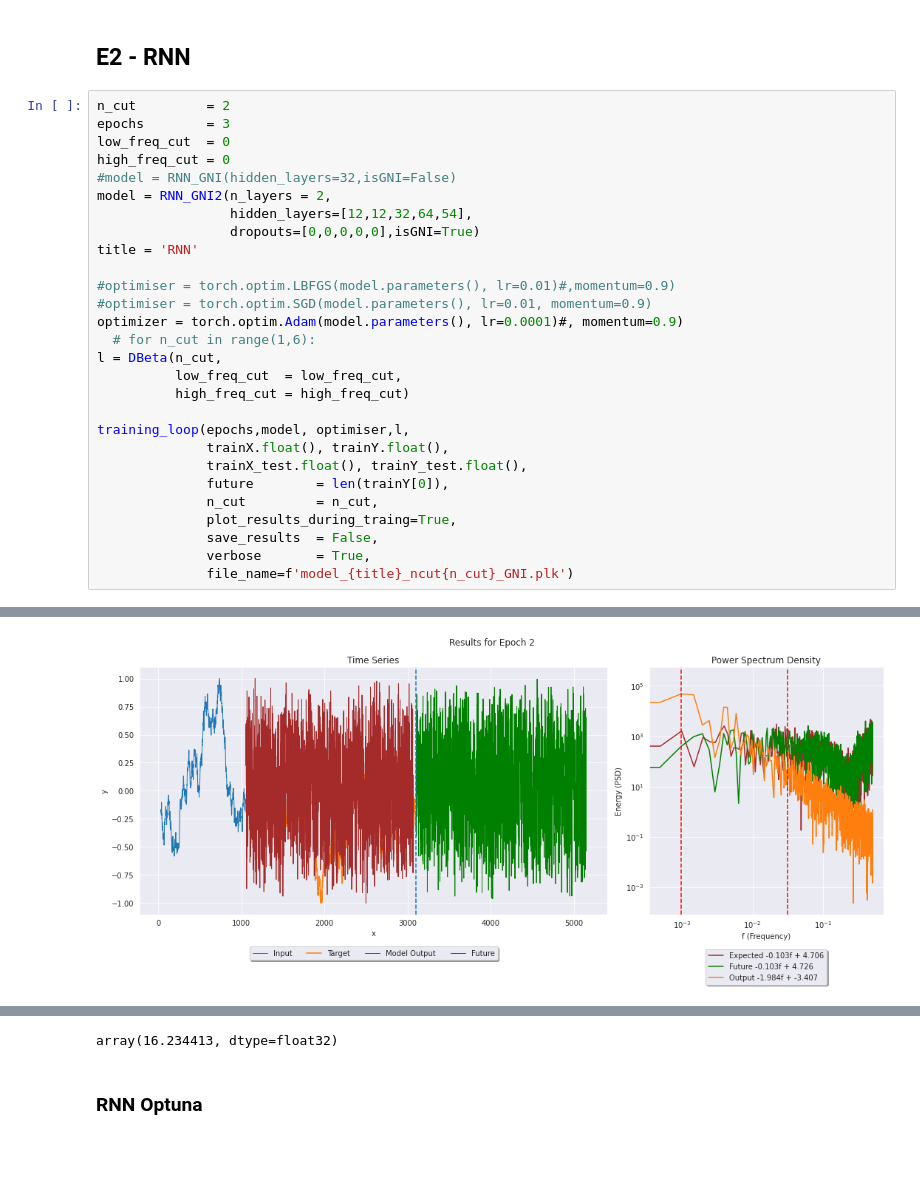
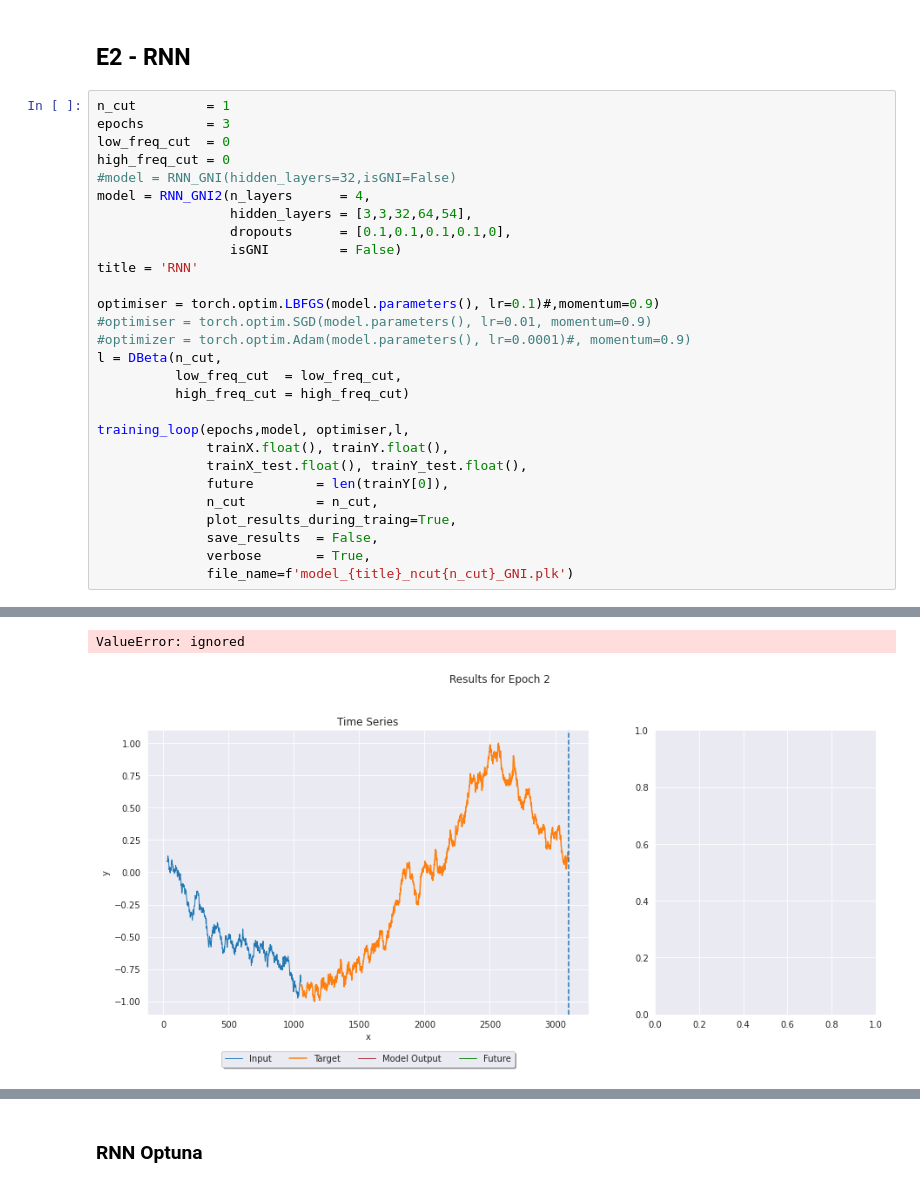
Before and after one commit to barauna-lo/Colored_Noise, a Jupyter notebook: CervejaGratis.ipynb, the cells around one changed output, grey strips where cells are left out. Drawn from its saved outputs; the diff is of its cells as text; blank space fills up the shorter version.

```diff
--- a/CervejaGratis.ipynb
+++ b/CervejaGratis.ipynb
@@ -1721,20 +1732,20 @@ Epoch: 8, Train Loss: nan, Validation Loss: nan, Time 0.136 s
 # %% [markdown]
 ## E2 - RNN
 # %%
-n_cut         = 2
+n_cut         = 1
 epochs        = 3
 low_freq_cut  = 0
 high_freq_cut = 0
 #model = RNN_GNI(hidden_layers=32,isGNI=False)
-model = RNN_GNI2(n_layers = 2,
-                 hidden_layers=[12,12,32,64,54],
-                 dropouts=[0,0,0,0,0],isGNI=True)
+model = RNN_GNI2(n_layers      = 4,
+                 hidden_layers = [3,3,32,64,54],
+                 dropouts      = [0.1,0.1,0.1,0.1,0],
+                 isGNI         = False)
 title = 'RNN'
 
-#optimiser = torch.optim.LBFGS(model.parameters(), lr=0.01)#,momentum=0.9)
+optimiser = torch.optim.LBFGS(model.parameters(), lr=0.1)#,momentum=0.9)
 #optimiser = torch.optim.SGD(model.parameters(), lr=0.01, momentum=0.9)
-optimizer = torch.optim.Adam(model.parameters(), lr=0.0001)#, momentum=0.9)
-  # for n_cut in range(1,6):
+#optimizer = torch.optim.Adam(model.parameters(), lr=0.0001)#, momentum=0.9)
 l = DBeta(n_cut,
           low_freq_cut  = low_freq_cut,
           high_freq_cut = high_freq_cut)
@@ -1754 +1765,2 @@ Epoch: 1, Train Loss: 20.83932, Validation Loss: 17.63113, Time 3.953 s
+ValueError: ignored
-[figure, old version]
+[figure, new version]
@@ -1758,4 +1767,3 @@ Epoch: 3, Train Loss: 17.13541, Validation Loss: 16.23441, Time 4.003 s
-array(16.234413, dtype=float32)
 # %% [markdown]
 ### RNN Optuna
 # %%
```
Also changed, not shown: parts of 13 cells of this notebook.
